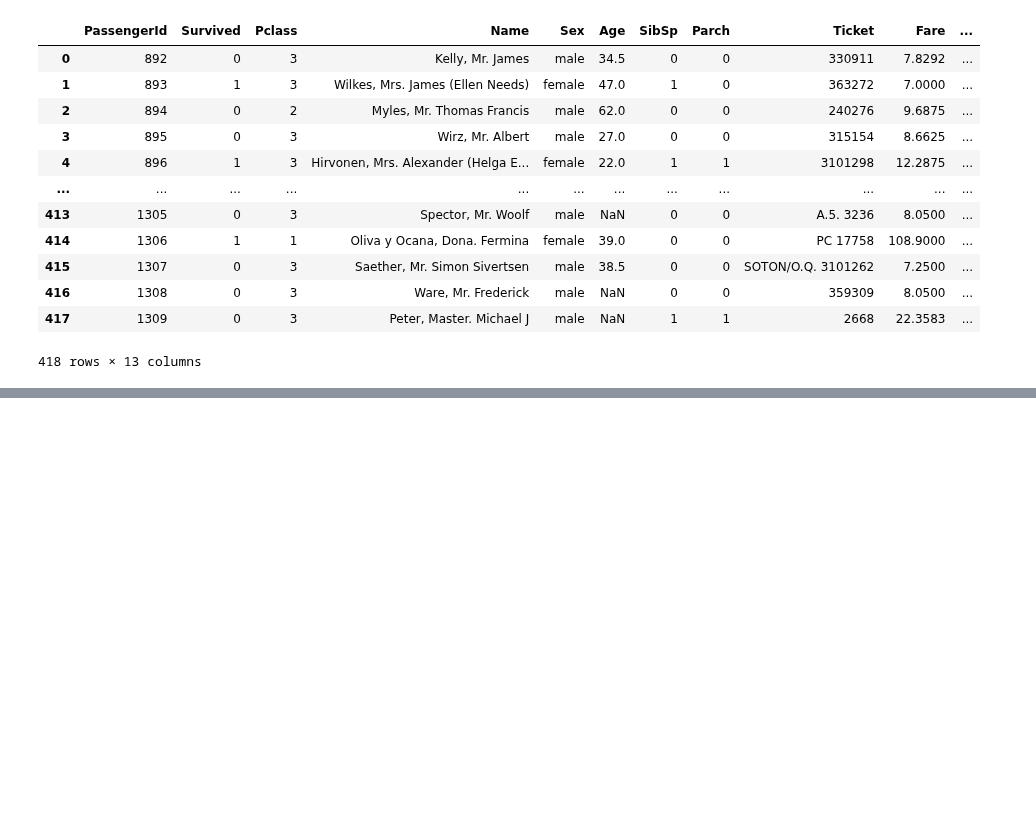
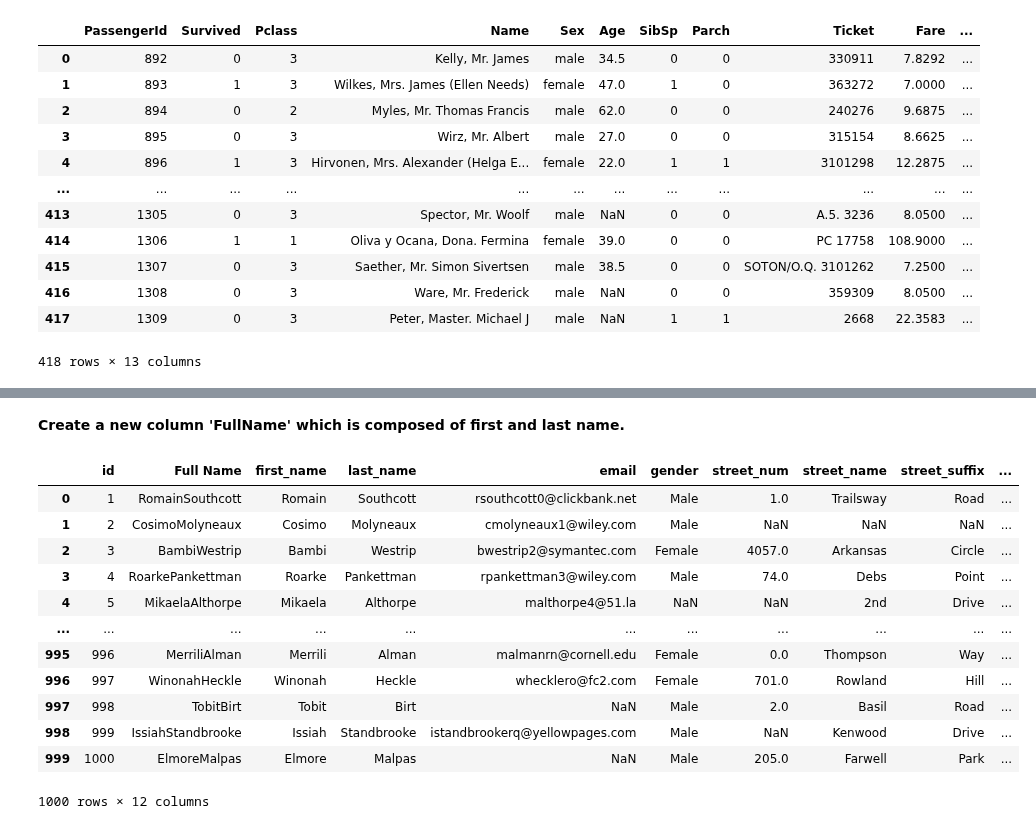
Before and after one commit to Rishabh9559/Data_science, a Jupyter notebook: python/Pandas.ipynb, the cells around one changed output, grey strips where cells are left out. Cells and saved outputs as stored; diff of their text form; code cells hidden in the pictures; blank space fills up the shorter version.

```diff
--- a/python/Pandas.ipynb
+++ b/python/Pandas.ipynb
@@ -402,3 +402,5 @@ data.drop(columns='sex')
 | 416 | 1308 | 0 | 3 | Ware, Mr. Frederick | male | NaN | 0 | 0 | 359309 | 8.0500 | ... |
 | 417 | 1309 | 0 | 3 | Peter, Master. Michael J | male | NaN | 1 | 1 | 2668 | 22.3583 | ... |
 418 rows × 13 columns
+# %%
+data=pd.read_excel("/content/customers.xlsx")
@@ -404,0 +416,21 @@ data.drop(columns='sex')
+# %% [markdown]
+**Create a new column 'FullName' which is composed of first and last name.**
+# %%
+val=data['first_name']+data['last_name']
+data.insert(loc=1,column='Full Name',value=val)  # insert at perticular postion and combine two differsent column data
+# %%
+data.head()
+# %% [output]
+|  | id | Full Name | first_name | last_name | email | gender | street_num | street_name | street_suffix | ... |
+| 0 | 1 | RomainSouthcott | Romain | Southcott | rsouthcott0@clickbank.net | Male | 1.0 | Trailsway | Road | ... |
+| 1 | 2 | CosimoMolyneaux | Cosimo | Molyneaux | cmolyneaux1@wiley.com | Male | NaN | NaN | NaN | ... |
+| 2 | 3 | BambiWestrip | Bambi | Westrip | bwestrip2@symantec.com | Female | 4057.0 | Arkansas | Circle | ... |
+| 3 | 4 | RoarkePankettman | Roarke | Pankettman | rpankettman3@wiley.com | Male | 74.0 | Debs | Point | ... |
+| 4 | 5 | MikaelaAlthorpe | Mikaela | Althorpe | malthorpe4@51.la | NaN | NaN | 2nd | Drive | ... |
+| ... | ... | ... | ... | ... | ... | ... | ... | ... | ... | ... |
+| 995 | 996 | MerriliAlman | Merrili | Alman | malmanrn@cornell.edu | Female | 0.0 | Thompson | Way | ... |
+| 996 | 997 | WinonahHeckle | Winonah | Heckle | whecklero@fc2.com | Female | 701.0 | Rowland | Hill | ... |
+| 997 | 998 | TobitBirt | Tobit | Birt | NaN | Male | 2.0 | Basil | Road | ... |
+| 998 | 999 | IssiahStandbrooke | Issiah | Standbrooke | istandbrookerq@yellowpages.com | Male | NaN | Kenwood | Drive | ... |
+| 999 | 1000 | ElmoreMalpas | Elmore | Malpas | NaN | Male | 205.0 | Farwell | Park | ... |
+1000 rows × 12 columns
```
Also changed, not shown: parts of 1 cell of this notebook.
